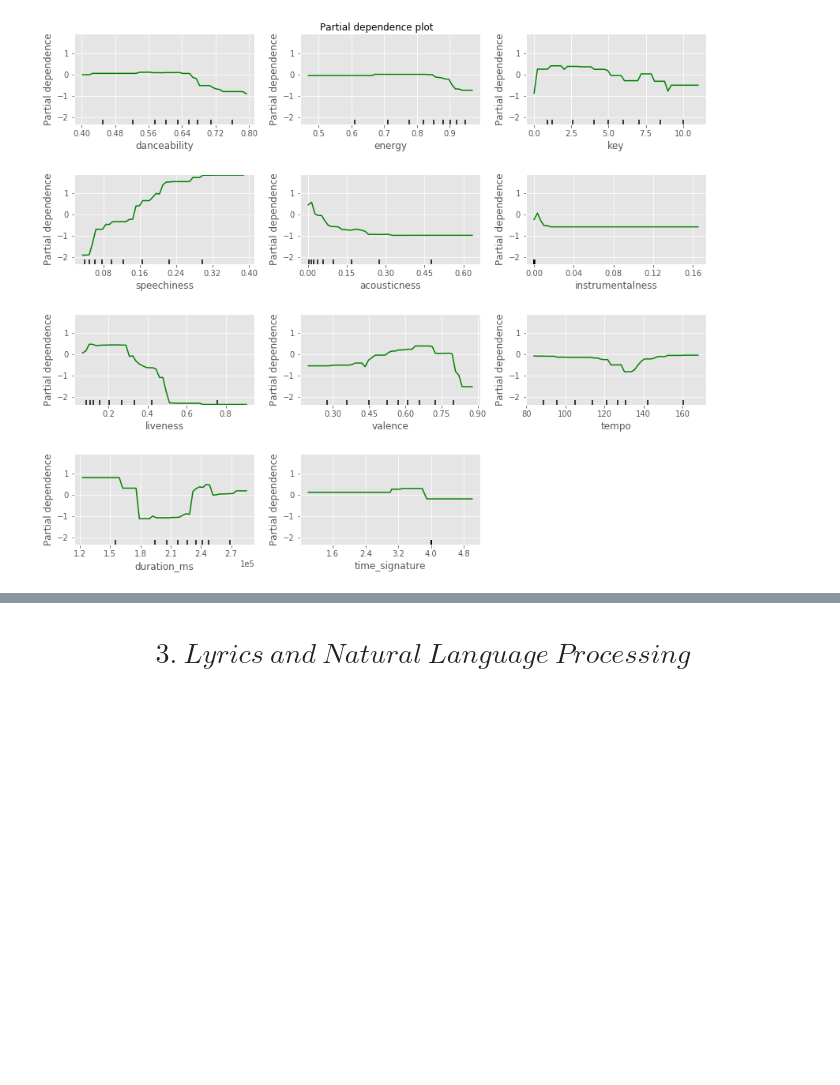
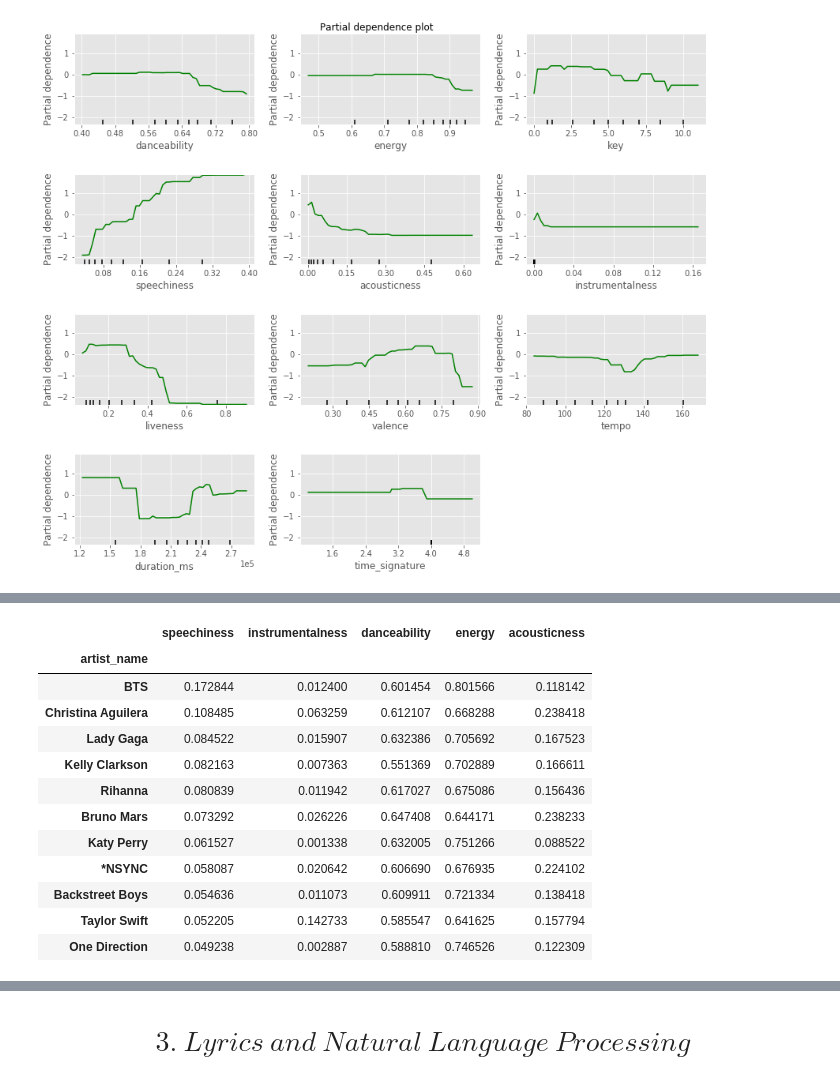
Before and after one commit to haebichan/kpopclassifier, a Jupyter notebook: KpopClassifier.ipynb, the cells around one changed output, grey strips where cells are left out. Drawn from its saved outputs; the diff is of its cells as text; code cells hidden in the pictures; blank space fills up the shorter version.

```diff
--- a/KpopClassifier.ipynb
+++ b/KpopClassifier.ipynb
@@ -47,8 +48,6 @@ from seaborn import distplot
 import seaborn as sns
 from pandas.tools.plotting import scatter_matrix
 
-import warnings
-warnings.filterwarnings('ignore')
 
 from IPython.display import set_matplotlib_formats
 set_matplotlib_formats('retina')
@@ -56,34 +55,30 @@ set_matplotlib_formats('retina')
 pd.set_option('display.max_columns', 100)
 pd.set_option('display.max_rows', 100)
 
-import string
+from NLP_helper_functions import *
+import spacy
 import re
-from imblearn.over_sampling import SMOTE
 
 from sklearn.metrics import *
-from sklearn.model_selection import train_test_split, KFold
+from sklearn.model_selection import train_test_split, KFold, cross_val_score, RandomizedSearchCV
 from sklearn.ensemble import GradientBoostingClassifier, RandomForestClassifier
-from catboost import CatBoostClassifier, Pool, cv
-from sklearn.preprocessing import LabelEncoder
+from sklearn.preprocessing import binarize
 import lightgbm as lgb
 from sklearn.ensemble.partial_dependence import plot_partial_dependence
 from sklearn.ensemble.partial_dependence import partial_dependence
+from imblearn.over_sampling import SMOTE
+from imblearn.pipeline import Pipeline as imbPipeline
 import shap
 from itertools import combinations
 
-# Gensim
-import gensim
-import gensim.corpora as corpora
-from gensim.utils import simple_preprocess
-from gensim.models import CoherenceModel
+from sklearn.linear_model import *
 
-# spacy for lemmatization
-import spacy
+
 
 # Plotting tools
 import pyLDAvis
 
-import pyLDAvis.gensim  # don't skip this
+import pyLDAvis.gensim
 import matplotlib.pyplot as plt
 %matplotlib inline
 
@@ -92,8 +87,10 @@ import logging
 logging.basicConfig(format='%(asctime)s : %(levelname)s : %(message)s', level=logging.ERROR)
 
 import warnings
-warnings.filterwarnings("ignore",category=DeprecationWarning)
+warnings.filterwarnings('ignore')
 
 
 %pylab inline
+
+pd.set_option('display.max_colwidth', -1)
 # %% [output]
@@ -429,0 +435,2 @@ tight_layout()
+# %%
+apop_df = pd.read_csv('data/musical_data/merged_apop_song_features.csv', index_col = 0)
@@ -429,0 +460,21 @@ tight_layout()
+# %%
+bts = kpop_df[kpop_df.artist_name == 'BTS']
+merged_df = pd.concat([bts, apop_df])
+
+merged_df['target'] = [1 if i == 'BTS' else 0 for i in merged_df.artist_name]
+
+merged_df.groupby('artist_name').agg({'speechiness':'mean', 'instrumentalness':'mean', 'danceability':'mean', 'energy':'mean','acousticness':'mean'}).sort_values('speechiness', ascending = False)
+# %% [output]
+|  | speechiness | instrumentalness | danceability | energy | acousticness |
+| artist_name |  |  |  |  |  |
+| BTS | 0.172844 | 0.012400 | 0.601454 | 0.801566 | 0.118142 |
+| Christina Aguilera | 0.108485 | 0.063259 | 0.612107 | 0.668288 | 0.238418 |
+| Lady Gaga | 0.084522 | 0.015907 | 0.632386 | 0.705692 | 0.167523 |
+| Kelly Clarkson | 0.082163 | 0.007363 | 0.551369 | 0.702889 | 0.166611 |
+| Rihanna | 0.080839 | 0.011942 | 0.617027 | 0.675086 | 0.156436 |
+| Bruno Mars | 0.073292 | 0.026226 | 0.647408 | 0.644171 | 0.238233 |
+| Katy Perry | 0.061527 | 0.001338 | 0.632005 | 0.751266 | 0.088522 |
+| *NSYNC | 0.058087 | 0.020642 | 0.606690 | 0.676935 | 0.224102 |
+| Backstreet Boys | 0.054636 | 0.011073 | 0.609911 | 0.721334 | 0.138418 |
+| Taylor Swift | 0.052205 | 0.142733 | 0.585547 | 0.641625 | 0.157794 |
+| One Direction | 0.049238 | 0.002887 | 0.588810 | 0.746526 | 0.122309 |
```
Also changed, not shown: parts of 39 cells of this notebook, 2 other files.
